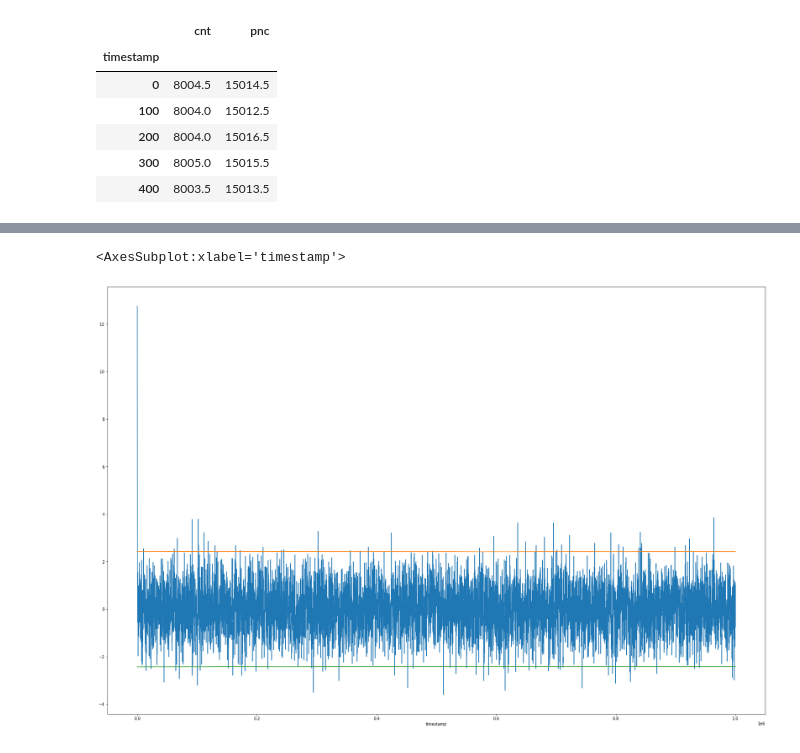
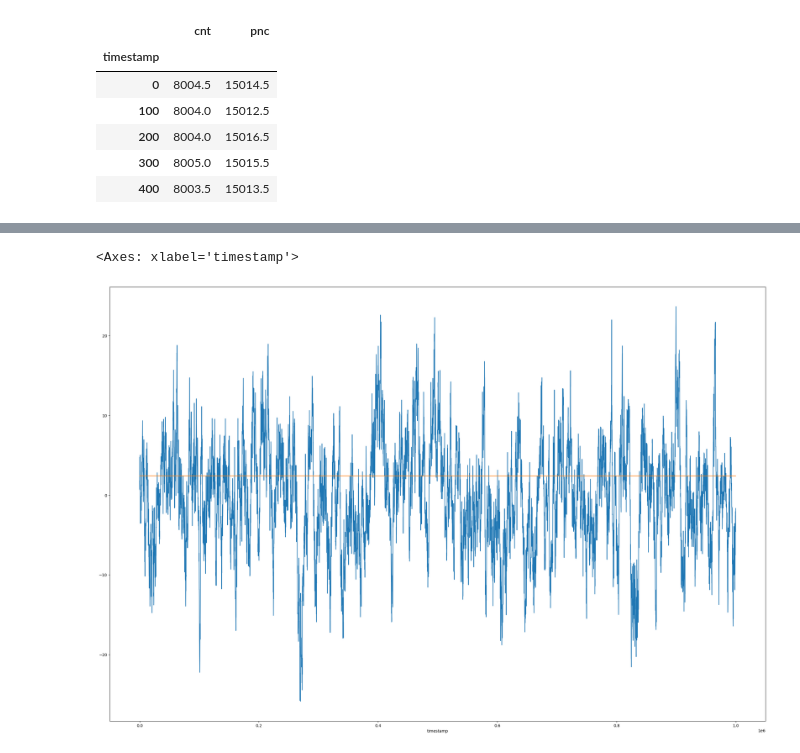
Before and after one commit to andrewchen0028/prosperity, a Jupyter notebook: pair trading.ipynb, the cells around one changed output, grey strips where cells are left out. Cells and saved outputs as stored; diff of their text form; code cells hidden in the pictures.

```diff
--- a/pair trading.ipynb
+++ b/pair trading.ipynb
@@ -34,8 +34,9 @@ gamma = []
 mu = []
 Q = []
 
-for row in val.to_numpy():
-    out = km(row[1], row[0])
+for i, row in enumerate(val.to_numpy()):
+    if i % 30 == 0:
+        out = km(row[1], row[0])
     gamma.append(out[0])
     mu.append(out[1])
     Q.append(out[2])
@@ -59,7 +65,6 @@ val['Q'] = np.sqrt(val['Q'])
 # %%
 val['spread'].plot(figsize=(30, 20))
 val['Q'].plot(figsize=(30, 20))
-(-1 * val['Q']).plot(figsize=(30, 20))
 # %% [output]
-<AxesSubplot:xlabel='timestamp'>
+<Axes: xlabel='timestamp'>
-[figure, old version]
+[figure, new version]
```
Also changed, not shown: parts of 4 cells of this notebook, 13 other files.
